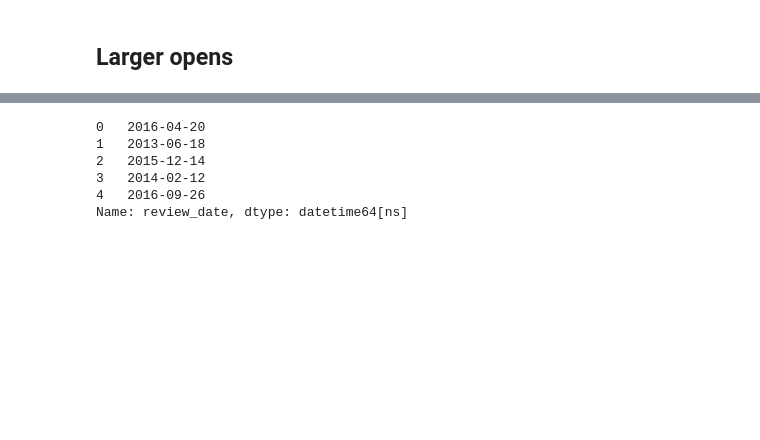
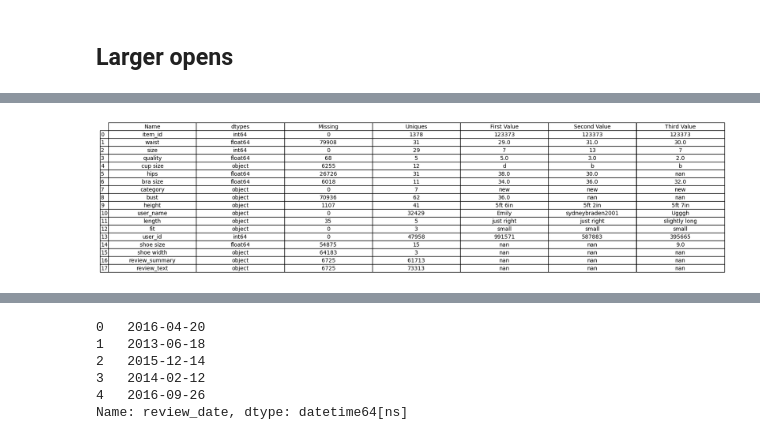
Before and after one commit to jesseAvgonzsmi/vanity_sizing_project, a Jupyter notebook: data_explosion.ipynb, the cells around one changed output, grey strips where cells are left out. Drawn from its saved outputs; the diff is of its cells as text; code cells hidden in the pictures; blank space fills up the shorter version.

```diff
--- a/data_explosion.ipynb
+++ b/data_explosion.ipynb
@@ -214,0 +130,12 @@ mod.head()
+# %%
+summary = pd.DataFrame(mod.dtypes, columns=['dtypes'])
+summary = summary.reset_index()
+summary['Name'] = summary['index']
+summary = summary[['Name','dtypes']]
+summary['Missing'] = mod.isnull().sum().values
+summary['Uniques'] = mod.nunique().values
+summary['First Value'] = mod.loc[0].values
+summary['Second Value'] = mod.loc[1].values
+summary['Third Value'] = mod.loc[2].values
+
+summary
@@ -215,3 +160,19 @@ mod.head()
+# %%
+import pandas as pd
+import matplotlib.pyplot as plt
+from pandas.plotting import table
+
+fig, ax = plt.subplots(figsize=(12, 4)) # set size frame
+ax.axis('off')
+tab = table(ax, summary, loc='center', cellLoc = 'center', colWidths=[0.2]*len(summary.columns))
+
+tab.auto_set_font_size(False)
+tab.set_fontsize(10)
+tab.scale(1.2, 1.2)
+
+plt.savefig('summary.png')
+# %% [output]
+[figure, added]
 # %%
 rtr = load_data(DIR+'renttherunway_final_data.json.gz')
 rtr
```
Also changed, not shown: parts of 18 cells of this notebook, 1 other file.
